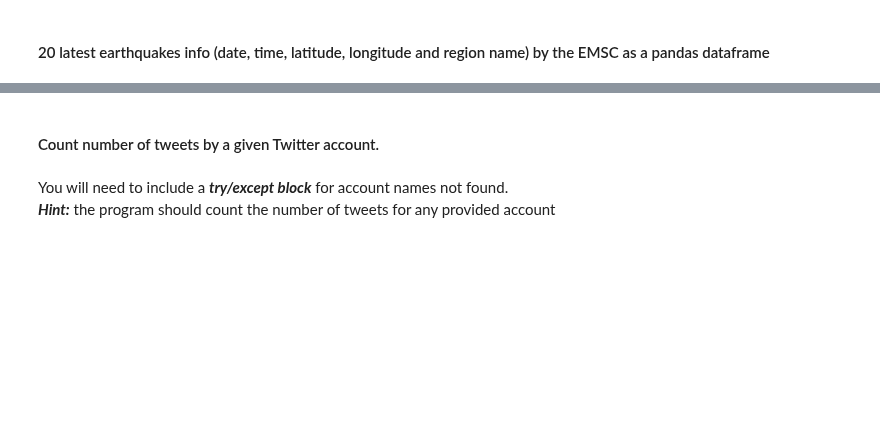
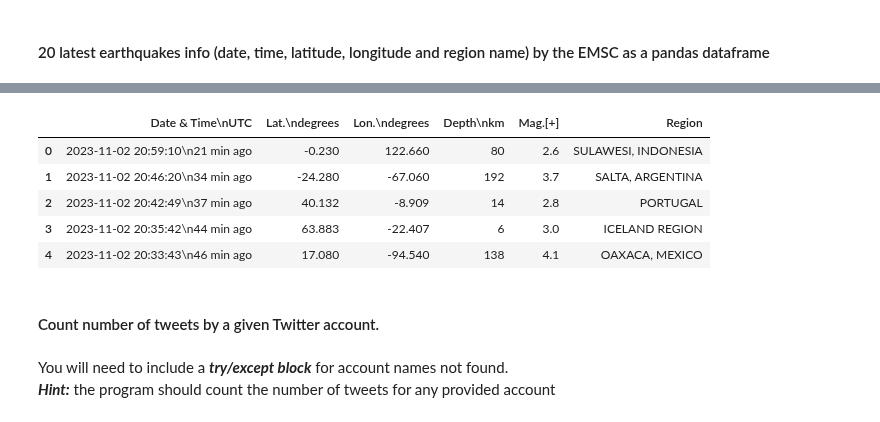
Before and after one commit to Ironhack-Data-Madrid-Octubre-2023/4.3-lab_web_scraping_selenium, a Jupyter notebook: your-code/main.ipynb, the cells around one changed output, grey strips where cells are left out. Saved outputs shown, nothing was run; the diff lists cells and outputs as text; code cells hidden in the pictures; blank space fills up the shorter version.

```diff
--- a/your-code/main.ipynb
+++ b/your-code/main.ipynb
@@ -317,0 +336,4 @@ len(tabla3)
+# %%
+cabecera = tabla.find_element(By.TAG_NAME, 'thead')
+
+len(cabecera.find_elements(By.TAG_NAME, 'th'))
@@ -355,3 +386,14 @@ columnas.text.split()
+# %%
+df.columns = n_cols[2:]
+# %%
+df.head()
+# %% [output]
+|  | Date & Time\nUTC | Lat.\ndegrees | Lon.\ndegrees | Depth\nkm | Mag.[+] | Region |
+| 0 | 2023-11-02 20:59:10\n21 min ago | -0.230 | 122.660 | 80 | 2.6 | SULAWESI, INDONESIA |
+| 1 | 2023-11-02 20:46:20\n34 min ago | -24.280 | -67.060 | 192 | 3.7 | SALTA, ARGENTINA |
+| 2 | 2023-11-02 20:42:49\n37 min ago | 40.132 | -8.909 | 14 | 2.8 | PORTUGAL |
+| 3 | 2023-11-02 20:35:42\n44 min ago | 63.883 | -22.407 | 6 | 3.0 | ICELAND REGION |
+| 4 | 2023-11-02 20:33:43\n46 min ago | 17.080 | -94.540 | 138 | 4.1 | OAXACA, MEXICO |
 # %% [markdown]
 #### Count number of tweets by a given Twitter account.
 # %% [markdown]
```
Also changed, not shown: parts of 21 cells of this notebook.
